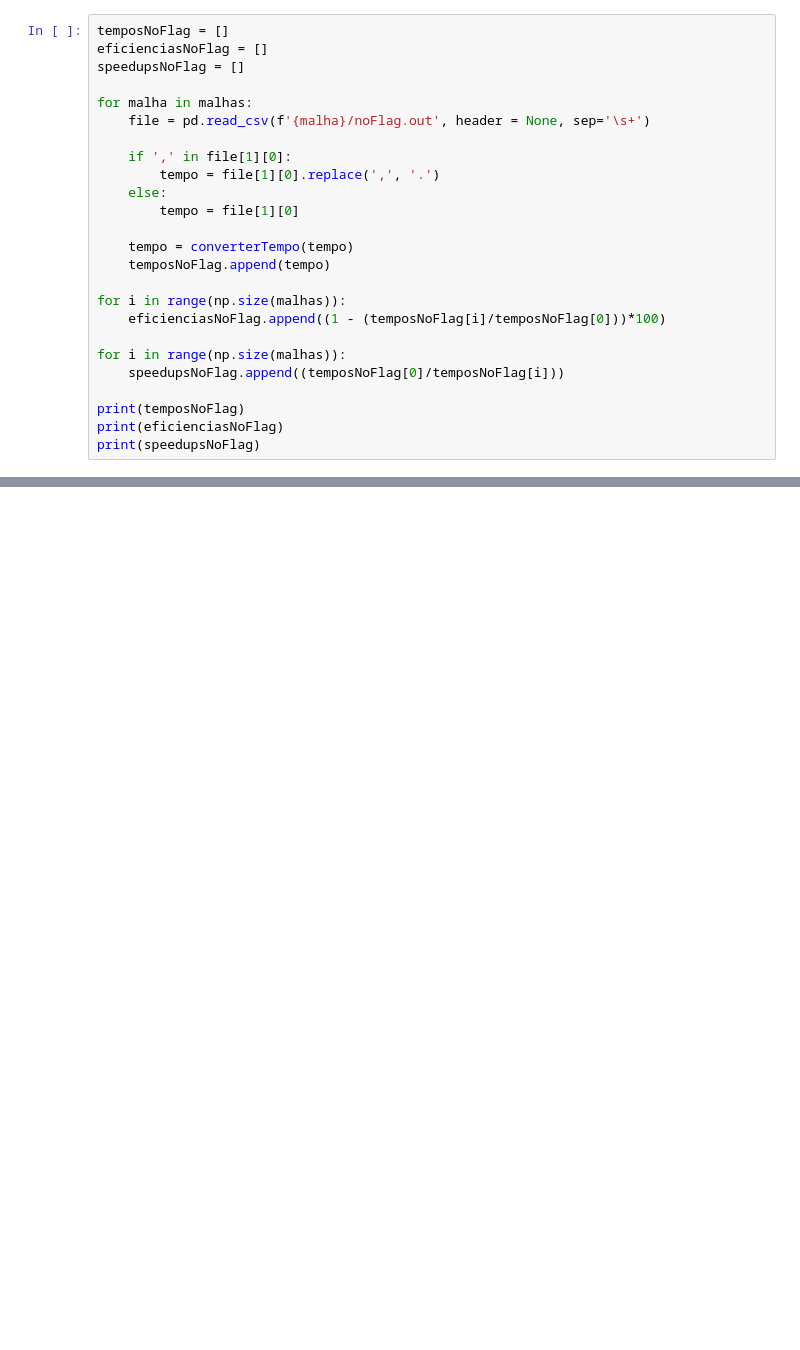
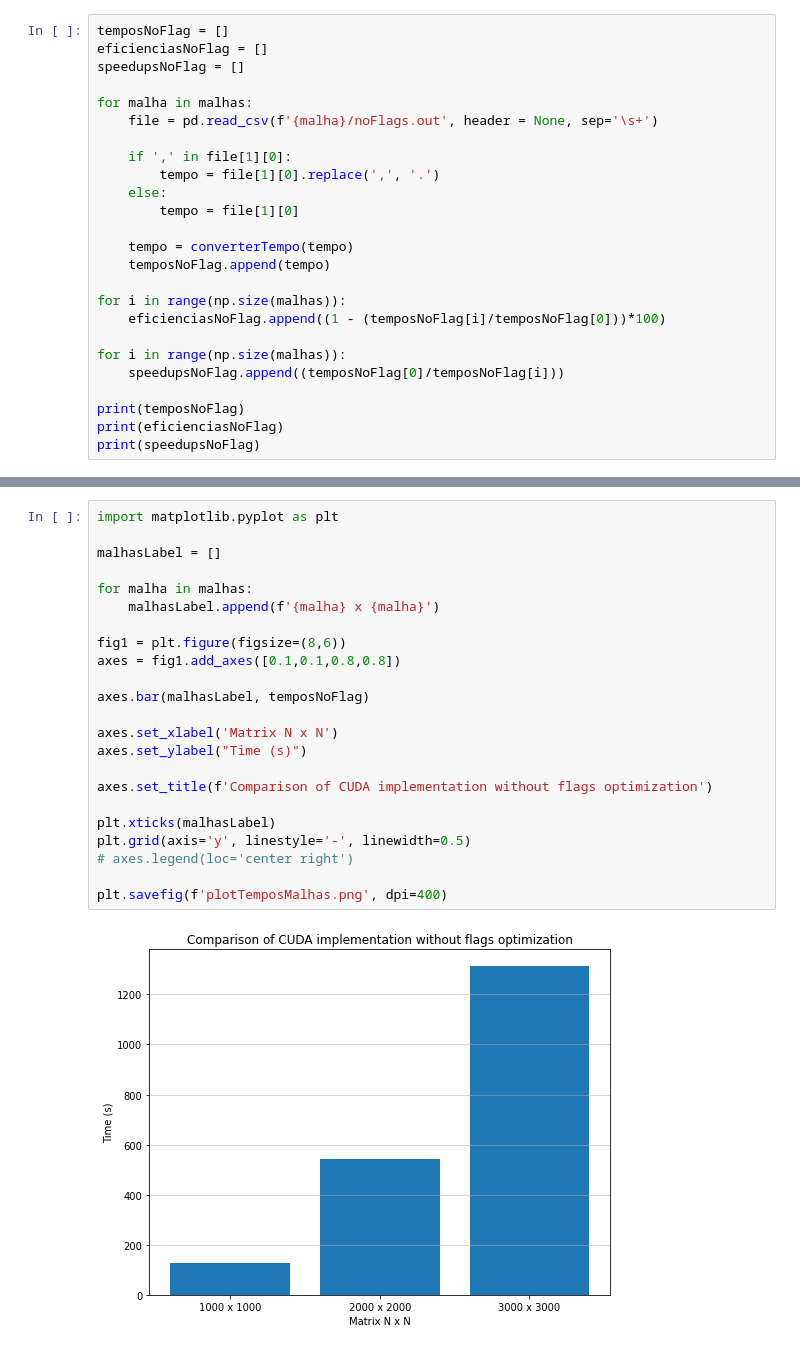
Before and after one commit to Shnrqpdr/Wave-Equation, a Jupyter notebook: wave-equation-cuda/src/benchmark/notebookBenchmark.ipynb, the cells around one changed output, grey strips where cells are left out. Saved outputs shown, nothing was run; the diff lists cells and outputs as text; blank space fills up the shorter version.

```diff
--- a/wave-equation-cuda/src/benchmark/notebookBenchmark.ipynb
+++ b/wave-equation-cuda/src/benchmark/notebookBenchmark.ipynb
@@ -47,7 +28,7 @@ eficienciasNoFlag = []
 speedupsNoFlag = []
 
 for malha in malhas:
-    file = pd.read_csv(f'{malha}/noFlag.out', header = None, sep='\s+')
+    file = pd.read_csv(f'{malha}/noFlags.out', header = None, sep='\s+')
 
     if ',' in file[1][0]:
         tempo = file[1][0].replace(',', '.')
@@ -69,3 +54,28 @@ print(speedupsNoFlag)
+# %%
+import matplotlib.pyplot as plt
+
+malhasLabel = []
+
+for malha in malhas:
+    malhasLabel.append(f'{malha} x {malha}')
+
+fig1 = plt.figure(figsize=(8,6))
+axes = fig1.add_axes([0.1,0.1,0.8,0.8])
+
+axes.bar(malhasLabel, temposNoFlag)
+
+axes.set_xlabel('Matrix N x N')
+axes.set_ylabel("Time (s)")
+
+axes.set_title(f'Comparison of CUDA implementation without flags optimization')
+
+plt.xticks(malhasLabel)
+plt.grid(axis='y', linestyle='-', linewidth=0.5)
+# axes.legend(loc='center right')
+
+plt.savefig(f'plotTemposMalhas.png', dpi=400)
+# %% [output]
+[figure, added]
 # %%
 temposFlagFast = []
 eficienciasFlagFast = []
```
Also changed, not shown: parts of 8 cells of this notebook, 9 other files.
